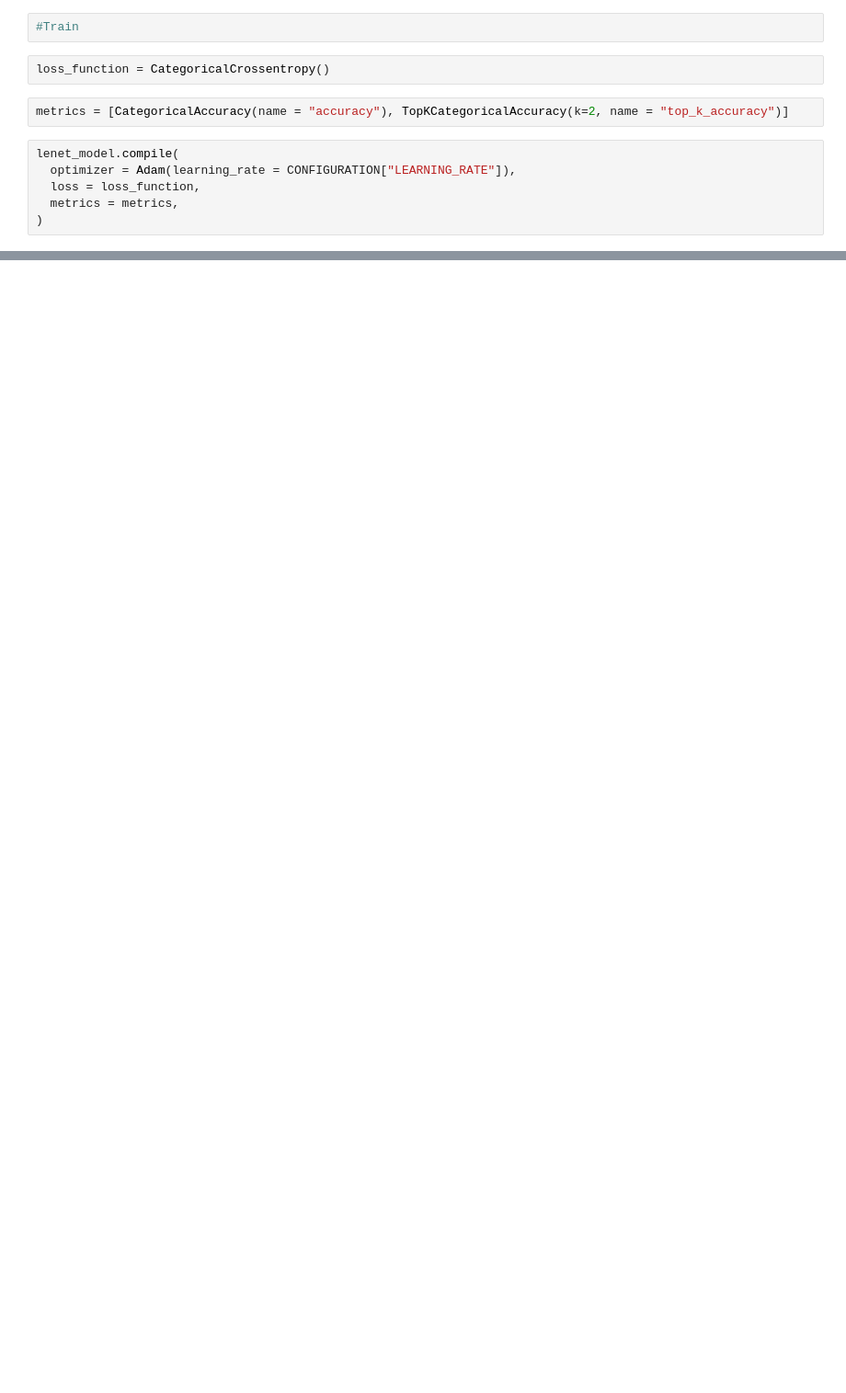
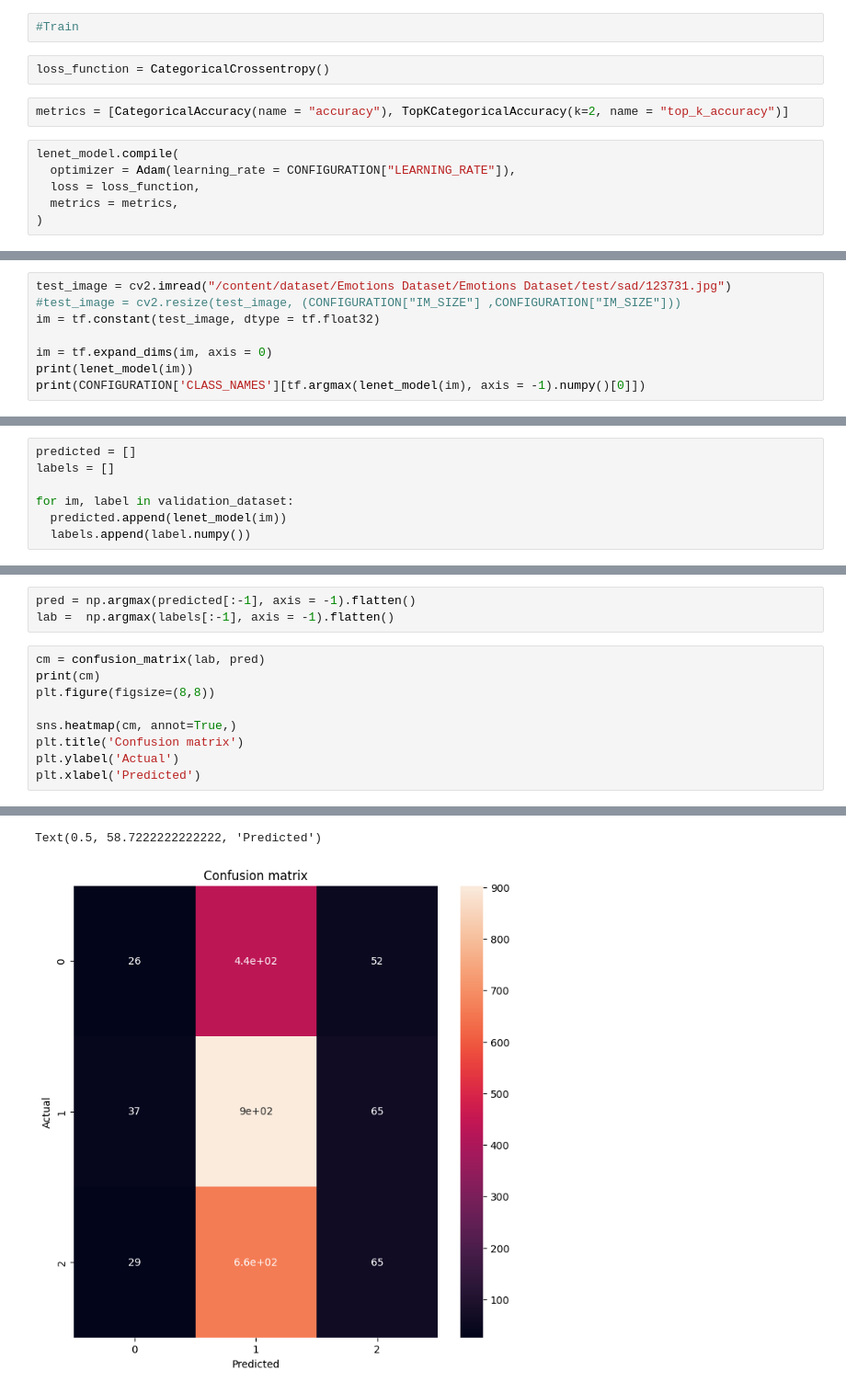
Before and after one commit to Ralmao/Emotion, a Jupyter notebook: Emotion.ipynb, the cells around one changed output, grey strips where cells are left out. Shown at 92% size. Drawn from its saved outputs; the diff is of its cells as text; blank space fills up the shorter version.

```diff
--- a/Emotion.ipynb
+++ b/Emotion.ipynb
@@ -264,0 +296,8 @@ Epoch 9/20
+# %%
+test_image = cv2.imread("/content/dataset/Emotions Dataset/Emotions Dataset/test/sad/123731.jpg")
+#test_image = cv2.resize(test_image, (CONFIGURATION["IM_SIZE"] ,CONFIGURATION["IM_SIZE"]))
+im = tf.constant(test_image, dtype = tf.float32)
+
+im = tf.expand_dims(im, axis = 0)
+print(lenet_model(im))
+print(CONFIGURATION['CLASS_NAMES'][tf.argmax(lenet_model(im), axis = -1).numpy()[0]])
@@ -264,0 +309,7 @@ Epoch 9/20
+# %%
+predicted = []
+labels = []
+
+for im, label in validation_dataset:
+  predicted.append(lenet_model(im))
+  labels.append(label.numpy())
@@ -264,0 +322,13 @@ Epoch 9/20
+# %%
+pred = np.argmax(predicted[:-1], axis = -1).flatten()
+lab =  np.argmax(labels[:-1], axis = -1).flatten()
+# %%
+cm = confusion_matrix(lab, pred)
+print(cm)
+plt.figure(figsize=(8,8))
+
+sns.heatmap(cm, annot=True,)
+plt.title('Confusion matrix')
+plt.ylabel('Actual')
+plt.xlabel('Predicted')
+# %% [output]
@@ -264,0 +338,2 @@ Epoch 9/20
+Text(0.5, 58.7222222222222, 'Predicted')
+[figure, added]
```
Also changed, not shown: parts of 12 cells of this notebook.
